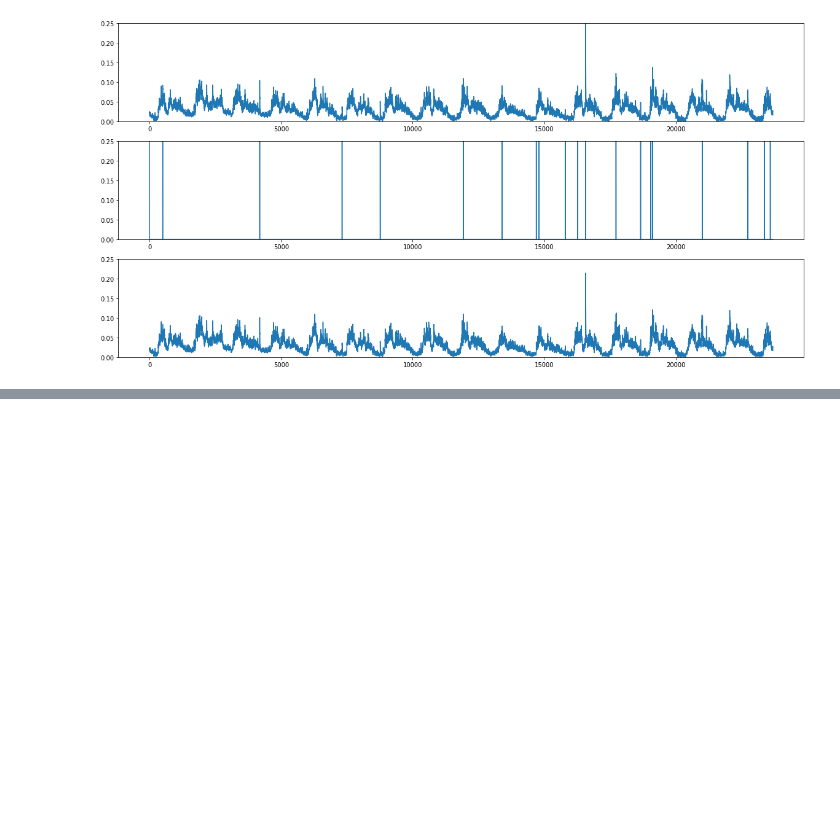
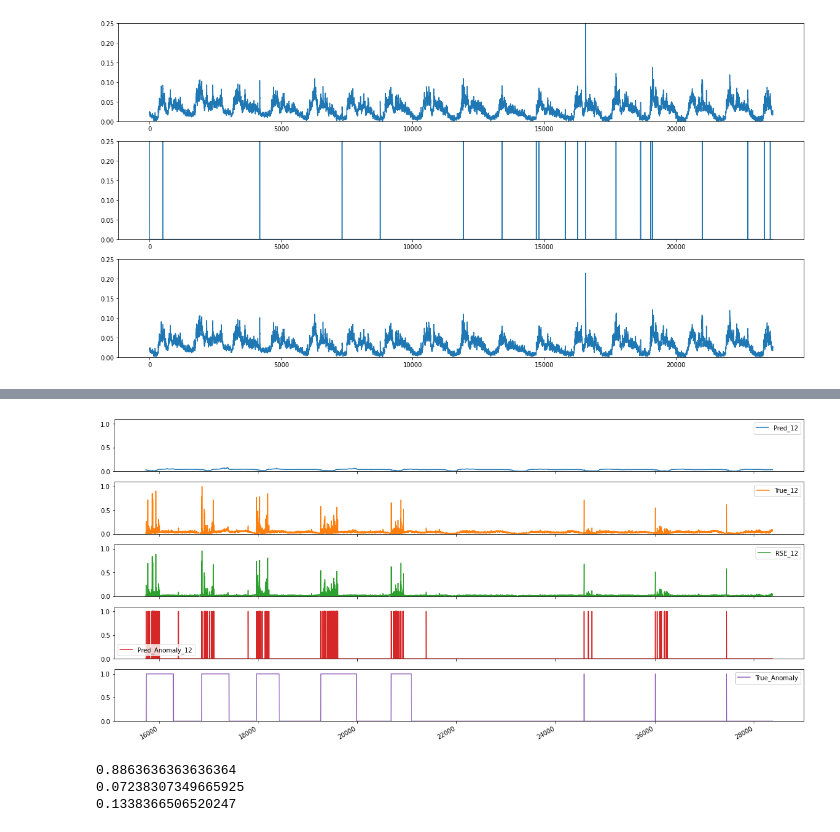
Before and after one commit to ML4ITS/mtad-gat-pytorch, a Jupyter notebook: eda/smd_eda.ipynb, the cells around one changed output, grey strips where cells are left out. Saved outputs shown, nothing was run; the diff lists cells and outputs as text; code cells hidden in the pictures; blank space fills up the shorter version.

```diff
--- a/eda/smd_eda.ipynb
+++ b/eda/smd_eda.ipynb
@@ -170,0 +171,23 @@ plt.show();
+# %%
+i = 12
+
+# Calculate threshold loss = mean + 3std
+rses = output.loc[:, f'RSE_{i}']
+thresh = np.mean(rses) + 3*np.std(rses)
+
+output[f'Pred_Anomaly_{i}'] = (rses > thresh).astype(int)
+
+start, end = 15849, 16368
+df = output.loc[start-110:, [f'Pred_{i}', f'True_{i}', f'RSE_{i}', f'Pred_Anomaly_{i}','True_Anomaly']]
+df.plot(subplots=True, figsize=(20, 10), ylim=(0,1.1))
+plt.show()
+# %% [output]
+[figure, added]
+# %%
+print(precision_score(output['True_Anomaly'], output[f'Pred_Anomaly_{i}']))
+print(recall_score(output['True_Anomaly'], output[f'Pred_Anomaly_{i}']))
+print(f1_score(output['True_Anomaly'], output[f'Pred_Anomaly_{i}']))
+# %% [output]
+0.8863636363636364
+0.07238307349665925
+0.1338366506520247
```
Also changed, not shown: parts of 21 cells of this notebook, 2 other files.
